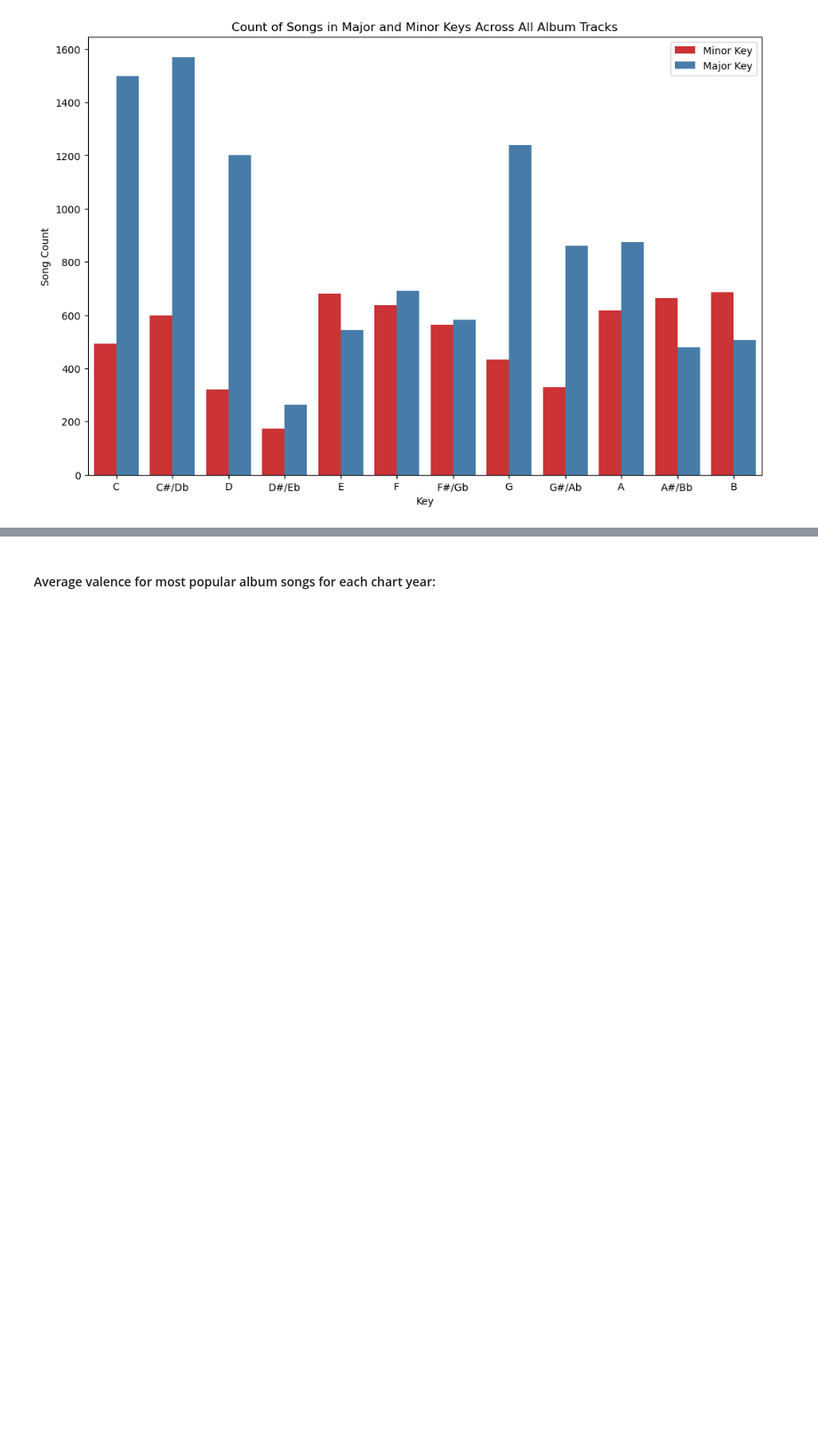
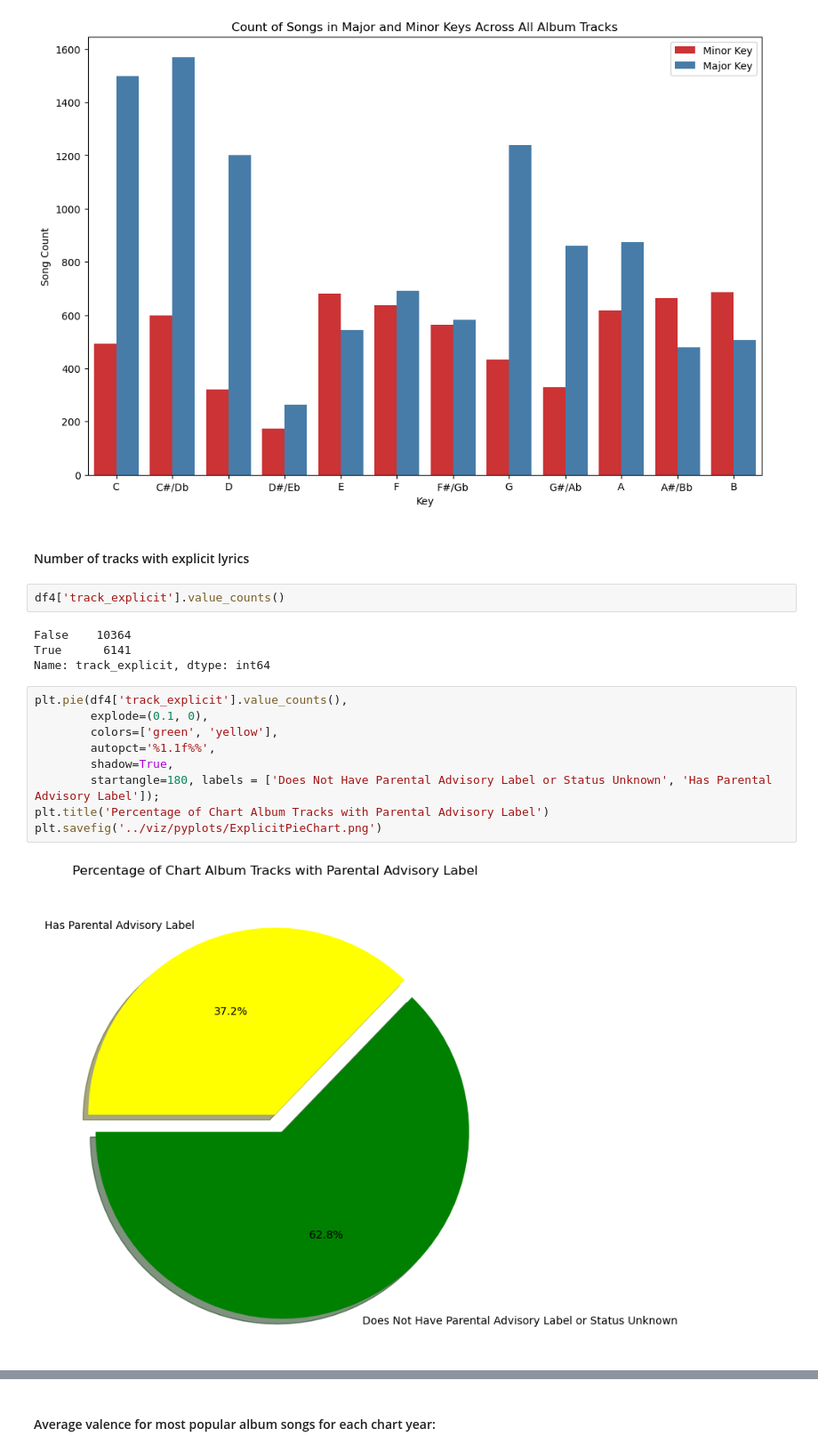
Before and after one commit to katieravenwood/Spotify-Five-Year-Analysis-Project, a Jupyter notebook: notebooks/ExploratoryAnalysis.ipynb, the cells around one changed output, grey strips where cells are left out. Shown at 89% size. Drawn from its saved outputs; the diff is of its cells as text; blank space fills up the shorter version.

```diff
--- a/notebooks/ExploratoryAnalysis.ipynb
+++ b/notebooks/ExploratoryAnalysis.ipynb
@@ -319,3 +321,22 @@ plot_modes.get_texts()[1].set_text('Major Key')
 plt.savefig('../viz/pyplots/KeyCountPlot.png')
 # %% [output]
 [figure]
+# %% [markdown]
+#### Number of tracks with explicit lyrics
+# %%
+df4['track_explicit'].value_counts()
+# %% [output]
+False    10364
+True      6141
+Name: track_explicit, dtype: int64
+# %%
+plt.pie(df4['track_explicit'].value_counts(),
+        explode=(0.1, 0),
+        colors=['green', 'yellow'],
+        autopct='%1.1f%%',
+        shadow=True,
+        startangle=180, labels = ['Does Not Have Parental Advisory Label or Status Unknown', 'Has Parental Advisory Label']);
+plt.title('Percentage of Chart Album Tracks with Parental Advisory Label')
+plt.savefig('../viz/pyplots/ExplicitPieChart.png')
+# %% [output]
+[figure, added]
```
Also changed, not shown: parts of 9 cells of this notebook, 2 other files.
